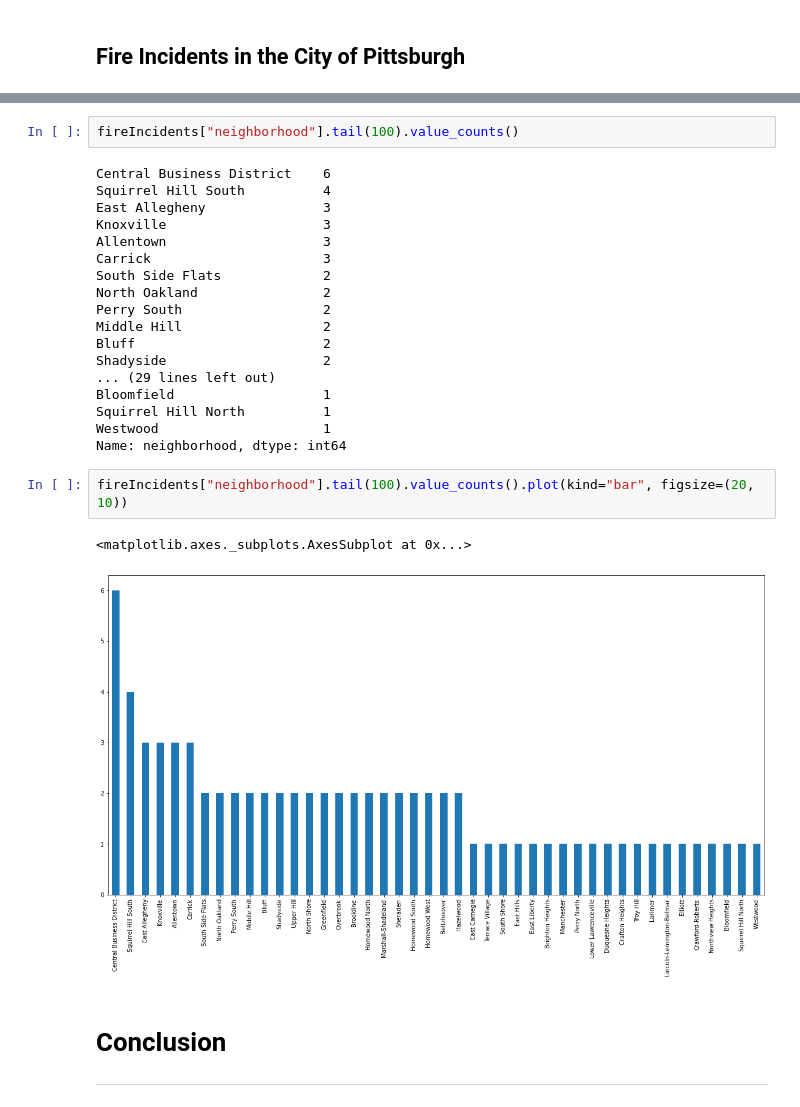
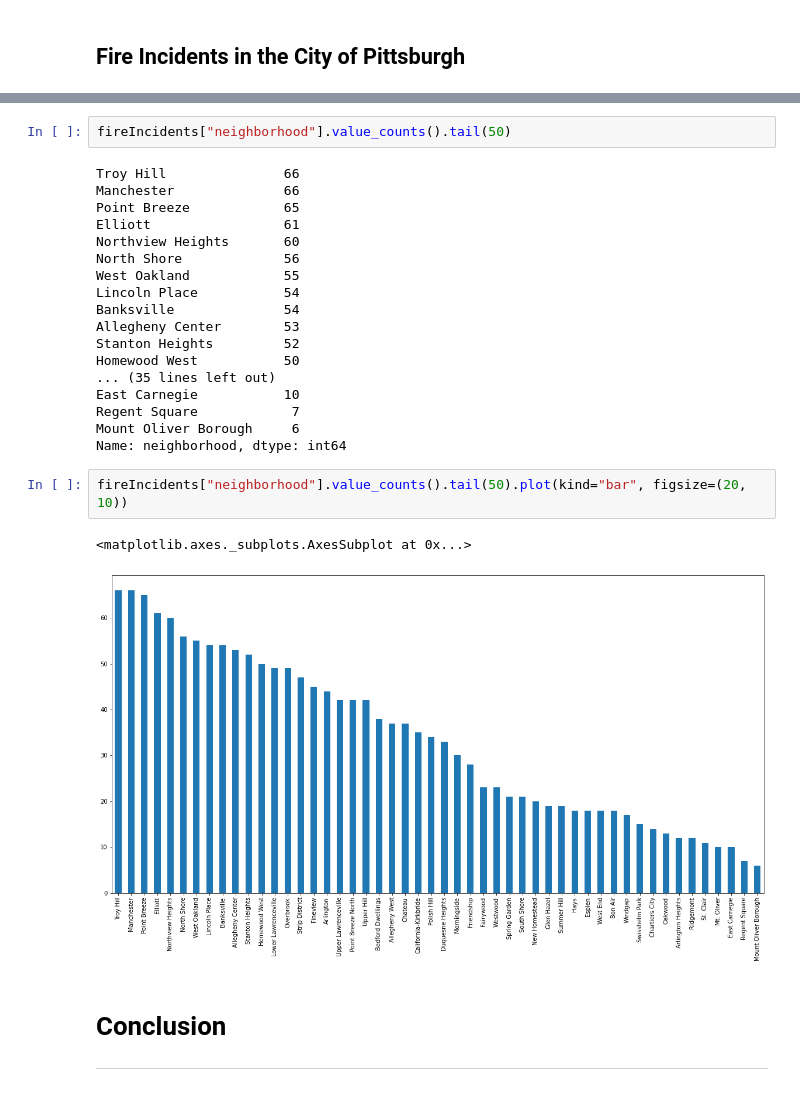
Before and after one commit to jacobemmerson/CMPINF-0010-Final-Project, a Jupyter notebook: best-neighborhood.ipynb, the cells around one changed output, grey strips where cells are left out. Drawn from its saved outputs; the diff is of its cells as text.

Commit message:
fixed neighborhood

```diff
--- a/best-neighborhood.ipynb
+++ b/best-neighborhood.ipynb
@@ -216,30 +216,30 @@ fireIncidents.head()
 | 3 | F170043431 | 131.0 | Passenger vehicle fire | 1700 BLOCK BELLEAU DR, PITTSBURGH... | 2017-05-31T08:39:47 | 0 | 231EN38 | 2509.0 | ... |
 | 4 | F180021111 | 111.0 | Building fire | 2400 BLOCK VILLAGE RD, PITTSBURGH... | 2018-03-09T10:26:42 | 1 | 231EN31 | 2808.0 | ... |
 # %%
-fireIncidents["neighborhood"].tail(100).value_counts()
+fireIncidents["neighborhood"].value_counts().tail(50)
 # %% [output]
-Central Business District    6
-Squirrel Hill South          4
-East Allegheny               3
-Knoxville                    3
-Allentown                    3
-Carrick                      3
-South Side Flats             2
-North Oakland                2
-Perry South                  2
-Middle Hill                  2
-Bluff                        2
-Shadyside                    2
-... (29 lines left out)
-Bloomfield                   1
-Squirrel Hill North          1
-Westwood                     1
+Troy Hill               66
+Manchester              66
+Point Breeze            65
+Elliott                 61
+Northview Heights       60
+North Shore             56
+West Oakland            55
+Lincoln Place           54
+Banksville              54
+Allegheny Center        53
+Stanton Heights         52
+Homewood West           50
+... (35 lines left out)
+East Carnegie           10
+Regent Square            7
+Mount Oliver Borough     6
 Name: neighborhood, dtype: int64
 # %%
-fireIncidents["neighborhood"].tail(100).value_counts().plot(kind="bar", figsize=(20, 10))
+fireIncidents["neighborhood"].value_counts().tail(50).plot(kind="bar", figsize=(20, 10))
 # %% [output]
 <matplotlib.axes._subplots.AxesSubplot at 0x...>
-[figure, old version]
+[figure, new version]
 # %% [markdown]
 # Conclusion
 ---
```
Also changed, not shown: parts of 6 cells of this notebook.
